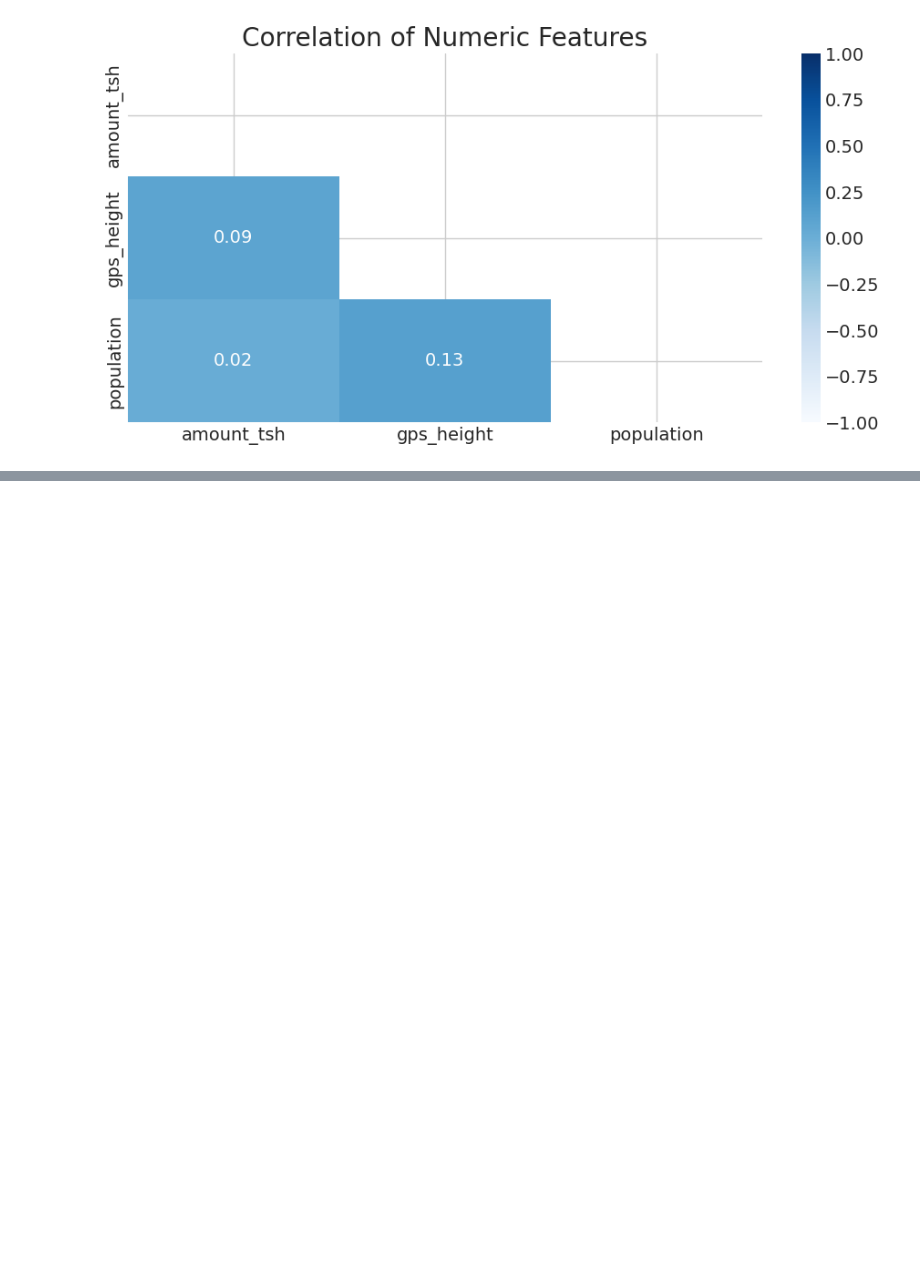
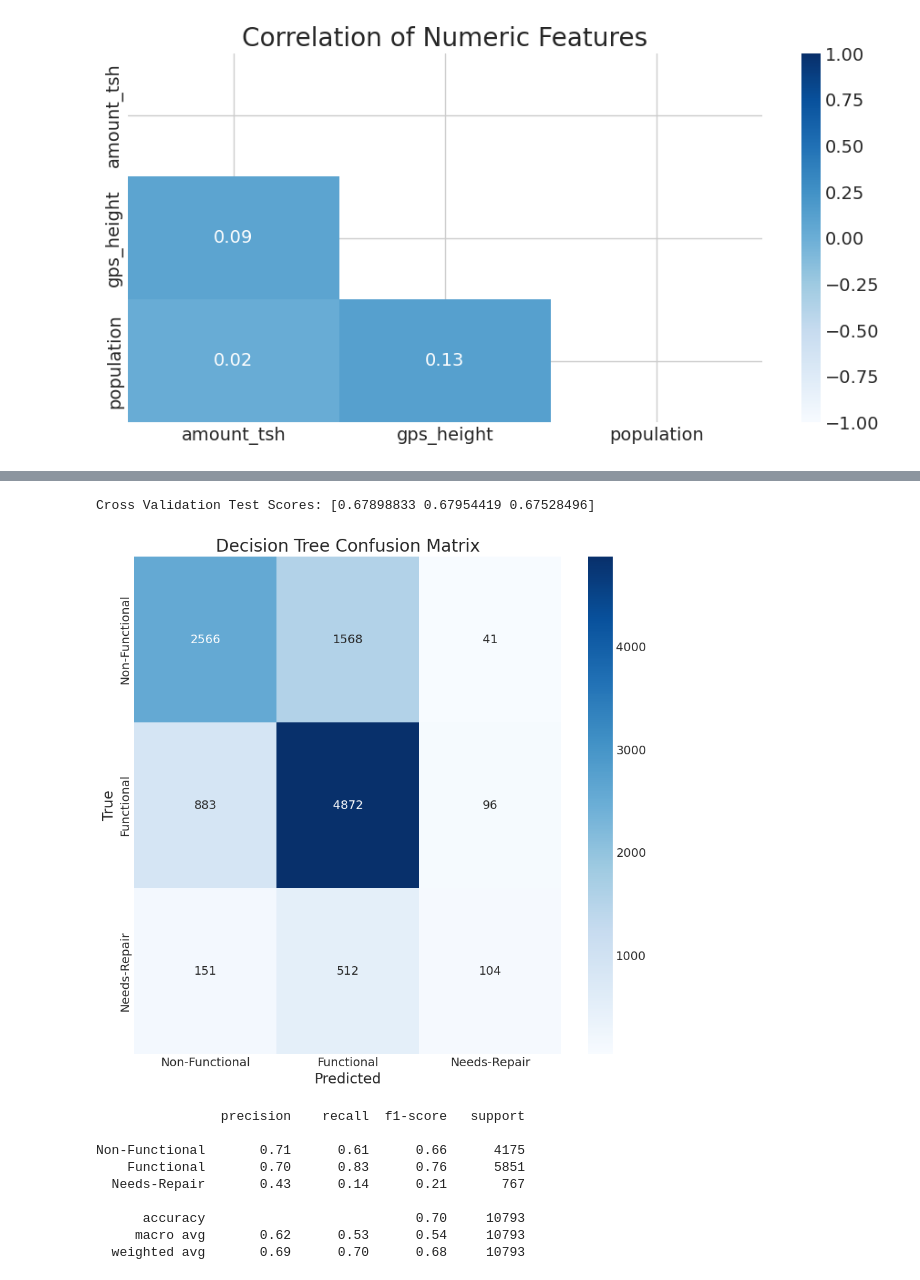
Before and after one commit to Josphatkimani/Tanzania_Water_Wells-Prediction, a Jupyter notebook: wells.ipynb, the cells around one changed output, grey strips where cells are left out. Saved outputs shown, nothing was run; the diff lists cells and outputs as text; code cells hidden in the pictures; blank space fills up the shorter version.

```diff
--- a/wells.ipynb
+++ b/wells.ipynb
@@ -976,0 +1155,55 @@ corrmatrix(new_data)
+# %%
+# Define X and y
+X = ohe  # Assuming you have already performed one-hot encoding
+y = dfcopy['status_group']
+
+# Split data into train and test sets
+X_train, X_test, y_train, y_test = train_test_split(X, y, test_size=0.2, random_state=1)
+
+# Instantiate the Decision Tree Classifier
+clf = DecisionTreeClassifier(criterion='entropy', random_state=39)
+
+# Build a pipeline with standard scaler and decision tree classifier
+tree_pipeline = Pipeline([
+    ('ss', StandardScaler()),  # Standard scaling (not really needed for decision trees, but included for consistency)
+    ('clf', clf)  # Decision Tree Classifier
+])
+
+# Fit train data to pipeline
+tree_pipeline.fit(X_train, y_train)
+
+# Predict the labels of the test set: y_pred
+y_pred_dt = tree_pipeline.predict(X_test)
+
+# Perform cross-validation: cv_results
+cv_results_dt = cross_validate(tree_pipeline, X_test, y_test, cv=3)
+
+# Display cross-validation test scores
+print("Cross Validation Test Scores:", cv_results_dt['test_score'])
+
+# Compute confusion matrix
+cm = confusion_matrix(y_test, y_pred_dt)
+
+# Plot confusion matrix
+plt.figure(figsize=(10, 10))
+sns.heatmap(cm, annot=True, fmt='d', cmap='Blues', xticklabels=target_names, yticklabels=target_names)
+plt.xlabel('Predicted')
+plt.ylabel('True')
+plt.title('Decision Tree Confusion Matrix')
+plt.show()
+
+# Classification report
+target_names = ['Non-Functional', 'Functional', 'Needs-Repair']
+print(classification_report(y_test, y_pred_dt, target_names=target_names))
+# %% [output]
+Cross Validation Test Scores: [0.67898833 0.67954419 0.67528496]
+[figure, added]
+                precision    recall  f1-score   support
+
+Non-Functional       0.71      0.61      0.66      4175
+    Functional       0.70      0.83      0.76      5851
+  Needs-Repair       0.43      0.14      0.21       767
+
+      accuracy                           0.70     10793
+     macro avg       0.62      0.53      0.54     10793
+  weighted avg       0.69      0.70      0.68     10793
```
Also changed, not shown: parts of 23 cells of this notebook.
